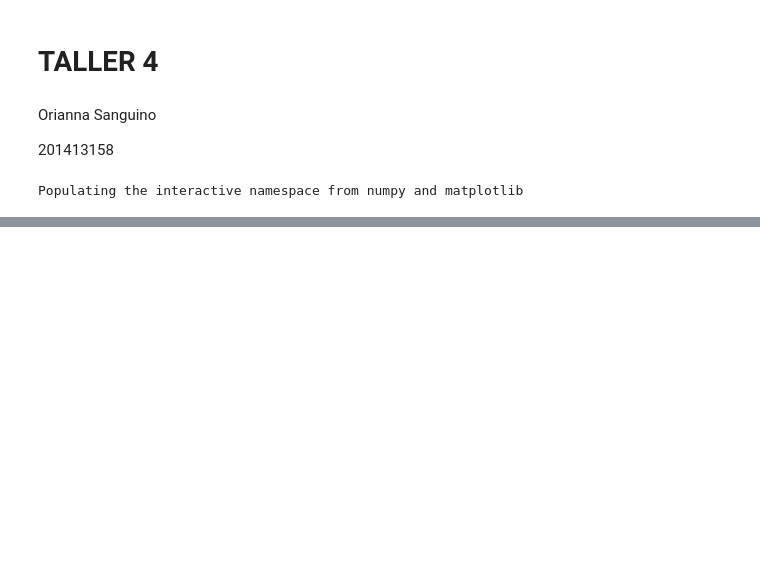
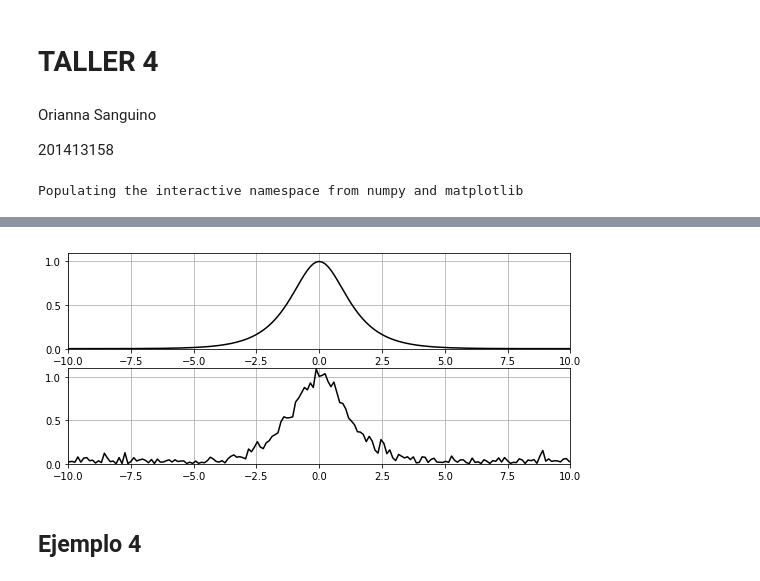
Before and after one commit to OriannaSanguino/Herramientas-Computacionales, a Jupyter notebook: 05_taller04/Taller4.ipynb, the cells around one changed output, grey strips where cells are left out. Drawn from its saved outputs; the diff is of its cells as text; code cells hidden in the pictures; blank space fills up the shorter version.

```diff
--- a/05_taller04/Taller4.ipynb
+++ b/05_taller04/Taller4.ipynb
@@ -66,0 +170,27 @@ NameError: name 'ut' is not defined
+# %%
+noise= 1
+# %%
+ut = np.fft.fft(u)
+# %%
+utn = ut + noise*(np.random.normal(0.0,1,n)+1j*np.random.normal(0.0,1,n))
+# %%
+un = real(np.fft.ifft(utn))
+# %%
+figure(figsize=(9,6))
+subplot(3,1,1)
+pylab.plot(t,u,"k")
+axes = plt.gca()
+axes.set_xlim([-10,10])
+axes.set_ylim([0,1.1])
+plt.grid()
+
+subplot(3,1,2)
+pylab.plot(t,abs(un),"k")
+axes = plt.gca()
+axes.set_xlim([-10,10])
+axes.set_ylim([0,1.1])
+plt.grid()
+# %% [output]
+[figure, added]
+# %% [markdown]
+## Ejemplo 4
```
Also changed, not shown: parts of 45 cells of this notebook.
